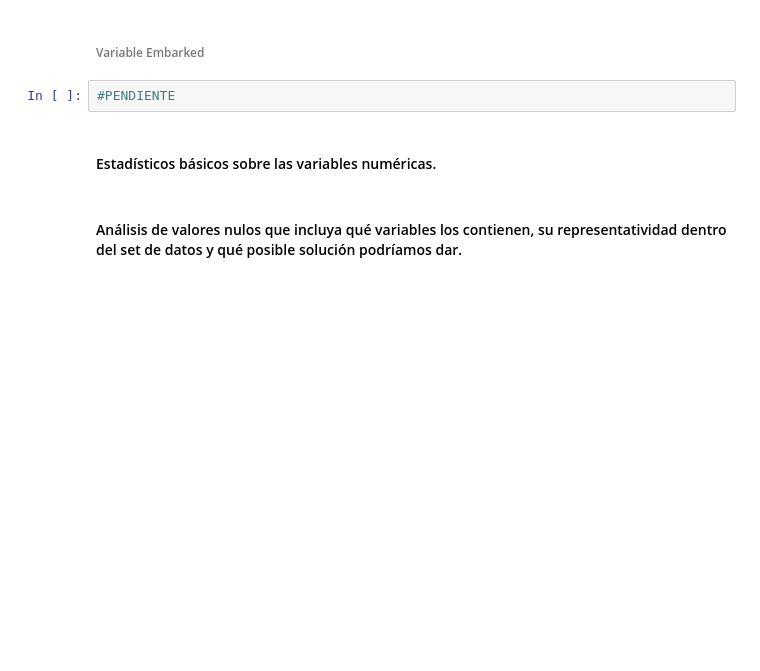
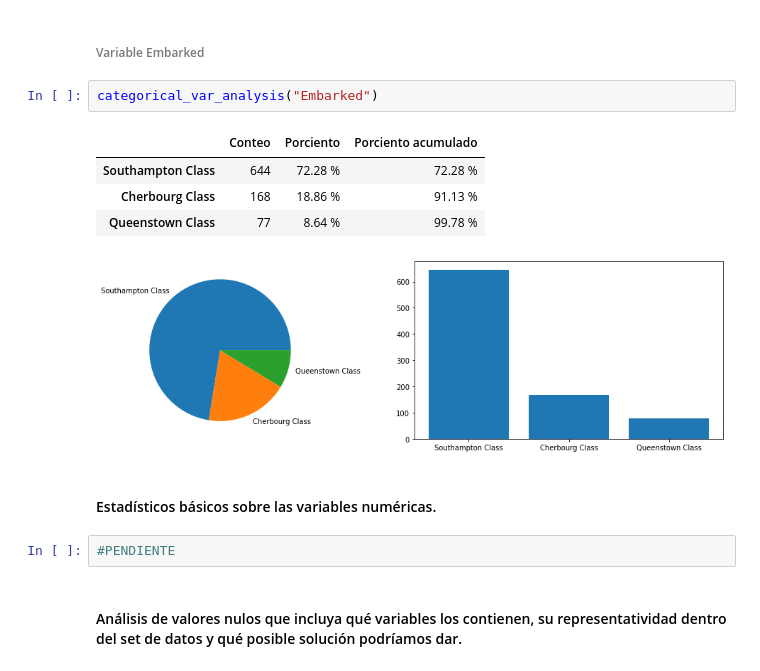
Before and after one commit to yanaySG/proyecto_python_AFI, a Jupyter notebook: Ejercicio3_Titanic.ipynb, the cells around one changed output. Drawn from its saved outputs; the diff is of its cells as text; blank space fills up the shorter version.

```diff
--- a/Ejercicio3_Titanic.ipynb
+++ b/Ejercicio3_Titanic.ipynb
@@ -200,9 +188,17 @@ plt.tight_layout()
 # %% [markdown]
 ###### Variable Embarked
 # %%
-#PENDIENTE
+categorical_var_analysis("Embarked")
+# %% [output]
+|  | Conteo | Porciento | Porciento acumulado |
+| Southampton Class | 644 | 72.28 % | 72.28 % |
+| Cherbourg Class | 168 | 18.86 % | 91.13 % |
+| Queenstown Class | 77 | 8.64 % | 99.78 % |
+[figure, added]
 # %% [markdown]
 #### Estadísticos básicos sobre las variables numéricas.
+# %%
+#PENDIENTE
 # %% [markdown]
 #### Análisis de valores nulos que incluya qué variables los contienen, su representatividad dentro del set de datos y qué posible solución podríamos dar.
 # %%
```
Also changed, not shown: parts of 5 cells of this notebook.
